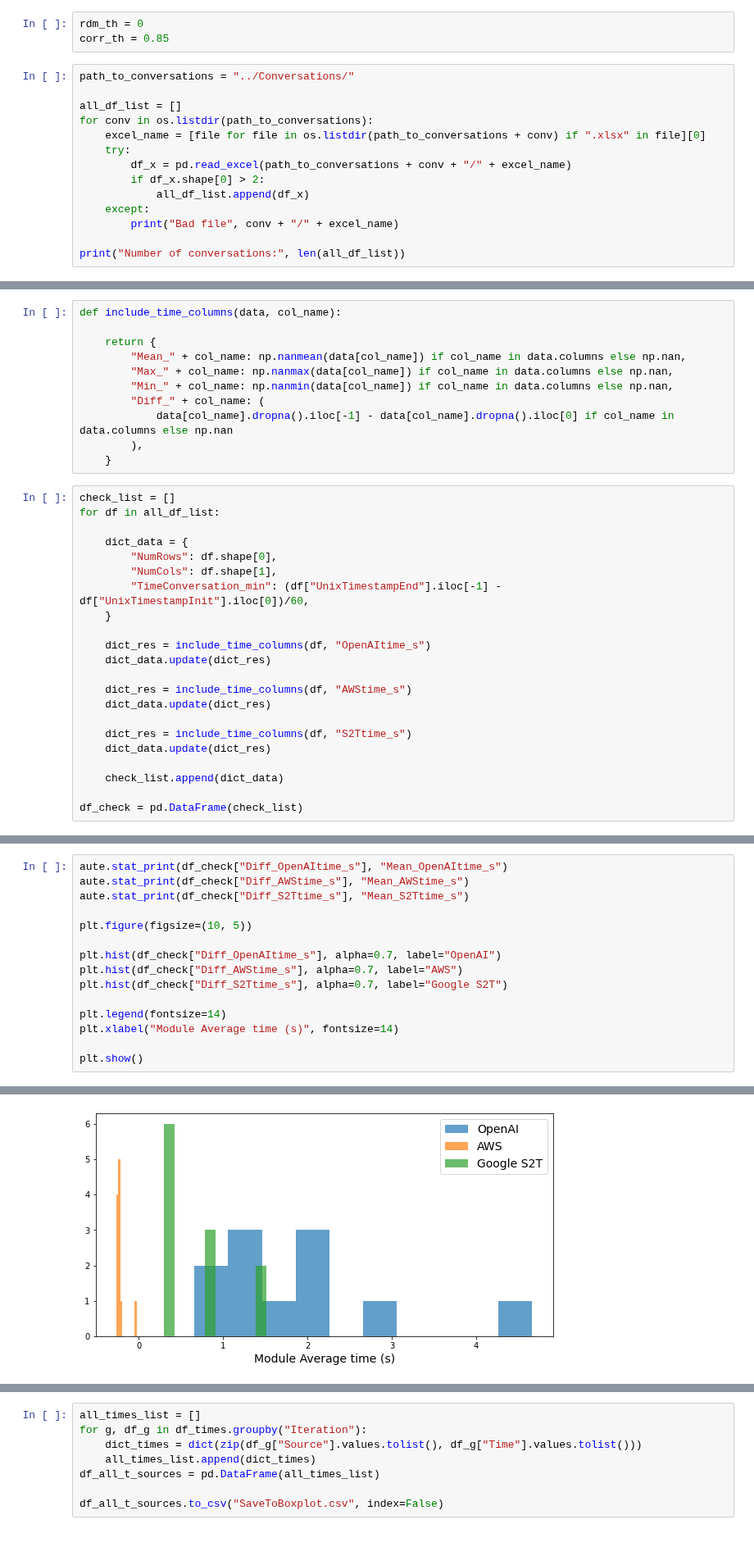
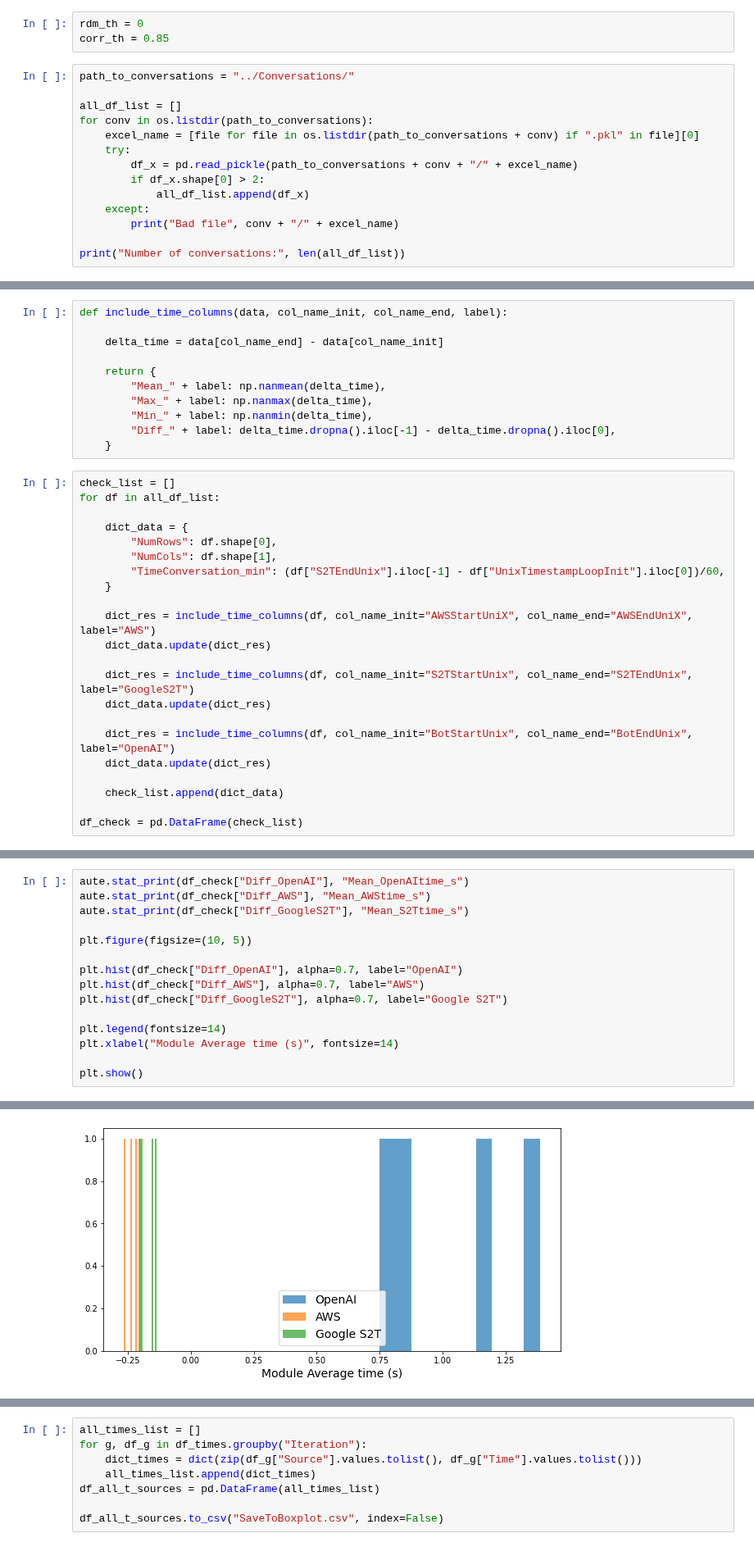
Before and after one commit to ASAPLableni/LableniBot, a Jupyter notebook: DataAnalysis/CheckData.ipynb, the cells around one changed output, grey strips where cells are left out. Shown at 82% size. Saved outputs shown, nothing was run; the diff lists cells and outputs as text.

```diff
--- a/DataAnalysis/CheckData.ipynb
+++ b/DataAnalysis/CheckData.ipynb
@@ -17,9 +17,9 @@ path_to_conversations = "../Conversations/"
 
 all_df_list = []
 for conv in os.listdir(path_to_conversations):
-    excel_name = [file for file in os.listdir(path_to_conversations + conv) if ".xlsx" in file][0]
+    excel_name = [file for file in os.listdir(path_to_conversations + conv) if ".pkl" in file][0]
     try:
-        df_x = pd.read_excel(path_to_conversations + conv + "/" + excel_name)
+        df_x = pd.read_pickle(path_to_conversations + conv + "/" + excel_name)
         if df_x.shape[0] > 2:
             all_df_list.append(df_x)
     except:
@@ -32,13 +31,13 @@ Number of conversations: 11
 # %%
-def include_time_columns(data, col_name):
+def include_time_columns(data, col_name_init, col_name_end, label):
+
+    delta_time = data[col_name_end] - data[col_name_init]
 
     return {
-        "Mean_" + col_name: np.nanmean(data[col_name]) if col_name in data.columns else np.nan,
-        "Max_" + col_name: np.nanmax(data[col_name]) if col_name in data.columns else np.nan,
-        "Min_" + col_name: np.nanmin(data[col_name]) if col_name in data.columns else np.nan,
-        "Diff_" + col_name: (
-            data[col_name].dropna().iloc[-1] - data[col_name].dropna().iloc[0] if col_name in data.columns else np.nan
-        ),
+        "Mean_" + label: np.nanmean(delta_time),
+        "Max_" + label: np.nanmax(delta_time),
+        "Min_" + label: np.nanmin(delta_time),
+        "Diff_" + label: delta_time.dropna().iloc[-1] - delta_time.dropna().iloc[0],
     }
 # %%
 check_list = []
@@ -47,16 +46,16 @@ for df in all_df_list:
     dict_data = {
         "NumRows": df.shape[0],
         "NumCols": df.shape[1],
-        "TimeConversation_min": (df["UnixTimestampEnd"].iloc[-1] - df["UnixTimestampInit"].iloc[0])/60,
+        "TimeConversation_min": (df["S2TEndUnix"].iloc[-1] - df["UnixTimestampLoopInit"].iloc[0])/60,
     }
 
-    dict_res = include_time_columns(df, "OpenAItime_s")
+    dict_res = include_time_columns(df, col_name_init="AWSStartUniX", col_name_end="AWSEndUniX", label="AWS")
     dict_data.update(dict_res)
 
-    dict_res = include_time_columns(df, "AWStime_s")
+    dict_res = include_time_columns(df, col_name_init="S2TStartUnix", col_name_end="S2TEndUnix", label="GoogleS2T")
     dict_data.update(dict_res)
 
-    dict_res = include_time_columns(df, "S2Ttime_s")
+    dict_res = include_time_columns(df, col_name_init="BotStartUnix", col_name_end="BotEndUnix", label="OpenAI")
     dict_data.update(dict_res)
 
     check_list.append(dict_data)
@@ -115,13 +114,13 @@ Mean Mean_S2Ttime_s = 1.5952 +/- 0.3088 ; Median = 1.4731 ; Min. =  1.2804 ; Max
 # %%
-aute.stat_print(df_check["Diff_OpenAItime_s"], "Mean_OpenAItime_s")
-aute.stat_print(df_check["Diff_AWStime_s"], "Mean_AWStime_s")
-aute.stat_print(df_check["Diff_S2Ttime_s"], "Mean_S2Ttime_s")
+aute.stat_print(df_check["Diff_OpenAI"], "Mean_OpenAItime_s")
+aute.stat_print(df_check["Diff_AWS"], "Mean_AWStime_s")
+aute.stat_print(df_check["Diff_GoogleS2T"], "Mean_S2Ttime_s")
 
 plt.figure(figsize=(10, 5))
 
-plt.hist(df_check["Diff_OpenAItime_s"], alpha=0.7, label="OpenAI")
-plt.hist(df_check["Diff_AWStime_s"], alpha=0.7, label="AWS")
-plt.hist(df_check["Diff_S2Ttime_s"], alpha=0.7, label="Google S2T")
+plt.hist(df_check["Diff_OpenAI"], alpha=0.7, label="OpenAI")
+plt.hist(df_check["Diff_AWS"], alpha=0.7, label="AWS")
+plt.hist(df_check["Diff_GoogleS2T"], alpha=0.7, label="Google S2T")
 
 plt.legend(fontsize=14)
 plt.xlabel("Module Average time (s)", fontsize=14)
@@ -134 +133 @@ Mean Mean_S2Ttime_s = 0.6869 +/- 0.4316 ; Median = 0.3639 ; Min. =  0.3053 ; Max
-[figure, old version]
+[figure, new version]
```
Also changed, not shown: parts of 16 cells of this notebook, 5 other files.
